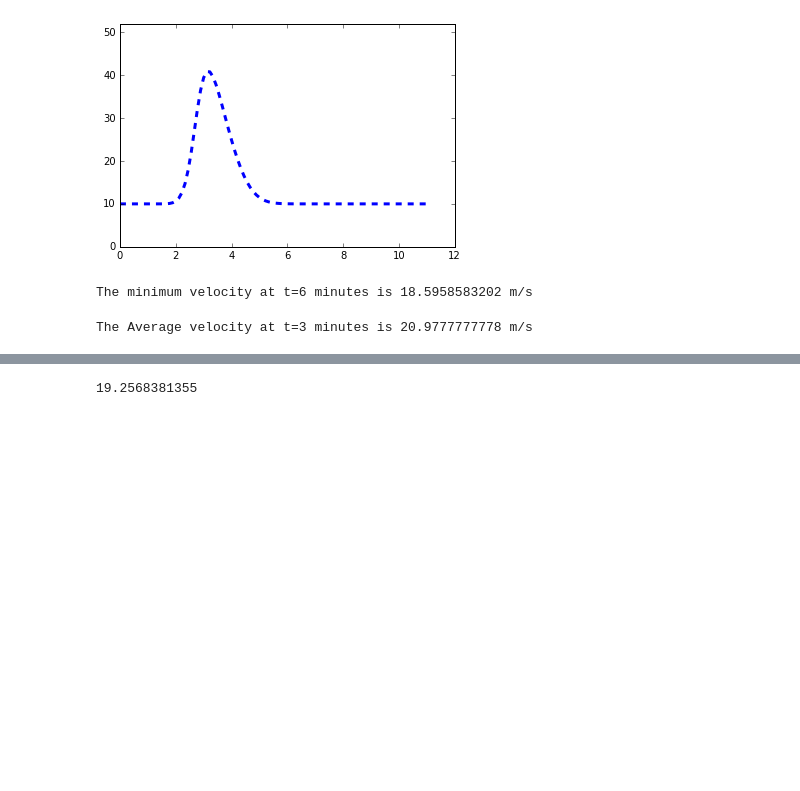
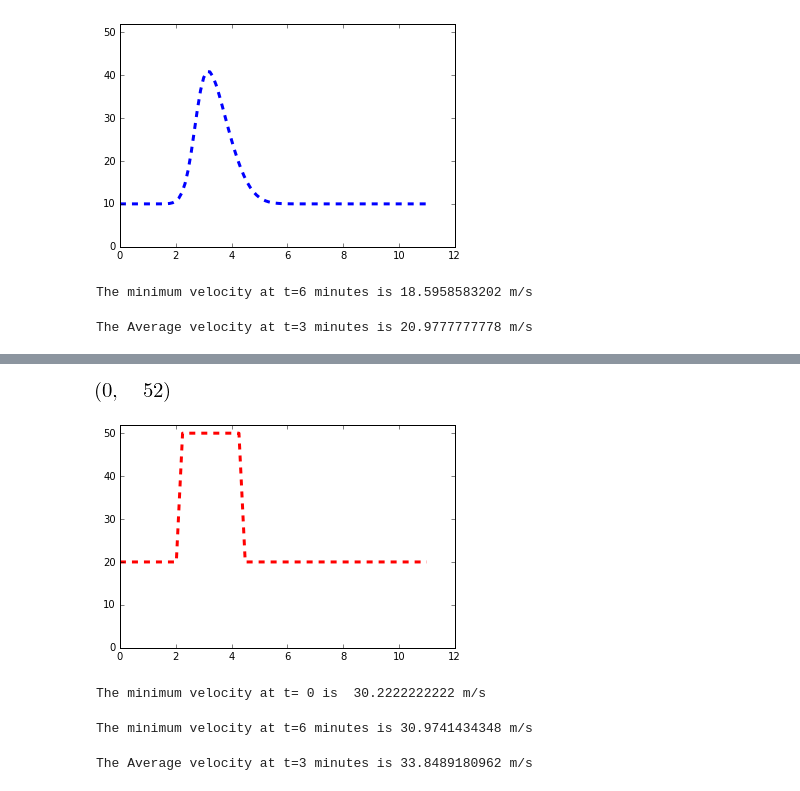
Before and after one commit to rambandaru/MAE6286, a Jupyter notebook: Assignments/Assign_2.ipynb, the cells around one changed output, grey strips where cells are left out. Cells and saved outputs as stored; diff of their text form; code cells hidden in the pictures; blank space fills up the shorter version.

```diff
--- a/Assignments/Assign_2.ipynb
+++ b/Assignments/Assign_2.ipynb
@@ -131 +149,25 @@ The Average velocity at t=3 minutes is 20.9777777778 m/s
+# %%
+L = 11
+nx = 50
+dx = L/(nx-1)
+nt = 51
+dt = 0.001
+vmax = 136
+rhomax = 250
+# %%
+x = numpy.linspace(0,L,nx)
+rho = numpy.ones(nx)*20
+rho[10:20] = 50
+#rho.min()
+pyplot.plot(x,rho, color='red',ls='--', lw=3)
+pyplot.ylim(0,52)
+#print(rho)
+# %% [output]
+[figure, added]
+[figure, added]
+# %%
+v = (vmax*(1-rho/rhomax))*(5/18)
+print('The minimum velocity at t= 0 is ',v.min(),'m/s')
+# %% [output]
+The minimum velocity at t= 0 is  30.2222222222 m/s
 # %%
@@ -143,9 +185,12 @@ for n in range(1,nt):
 # %%
-vmin = (vmax*(1-rho/rhomax))*(5/18)
-vn = numpy.min(vmin)
-print(vn)
+vmin2 = (vmax*(1-rho/rhomax))*(5/18)
+vn = numpy.min(vmin2)
+print('The minimum velocity at t=6 minutes is',vn,'m/s')
 # %% [output]
-19.2568381355
+The minimum velocity at t=6 minutes is 30.9741434348 m/s
 # %%
-#vmean = (vmax*(1-rmean/rhomax))*(5/18)
-#vmean
+rmean = numpy.mean(rho)
+vmean = (vmax*(1-rmean/rhomax))*(5/18)
+print('The Average velocity at t=3 minutes is',vmean,'m/s')
+# %% [output]
+The Average velocity at t=3 minutes is 33.8489180962 m/s
```
Also changed, not shown: parts of 6 cells of this notebook.
